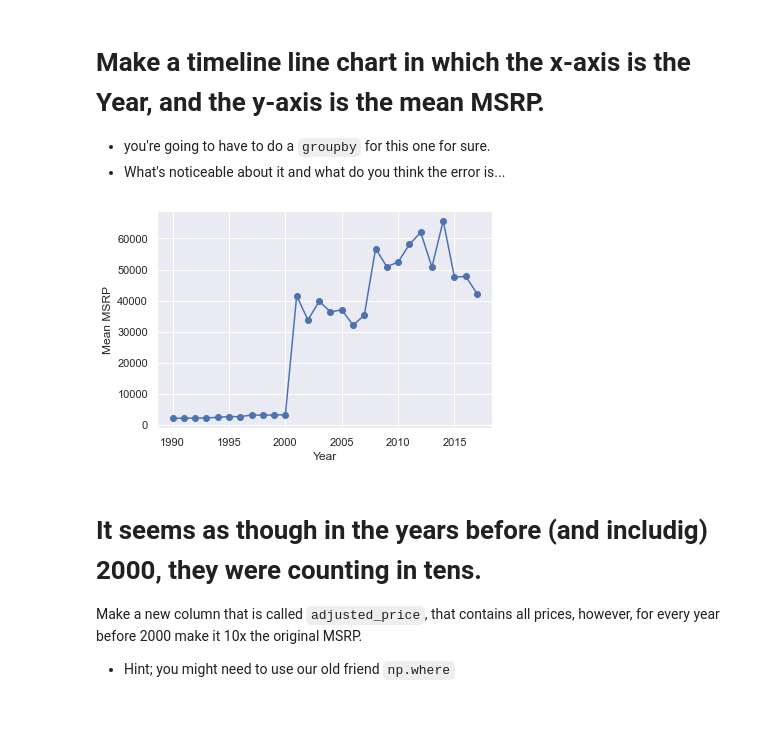
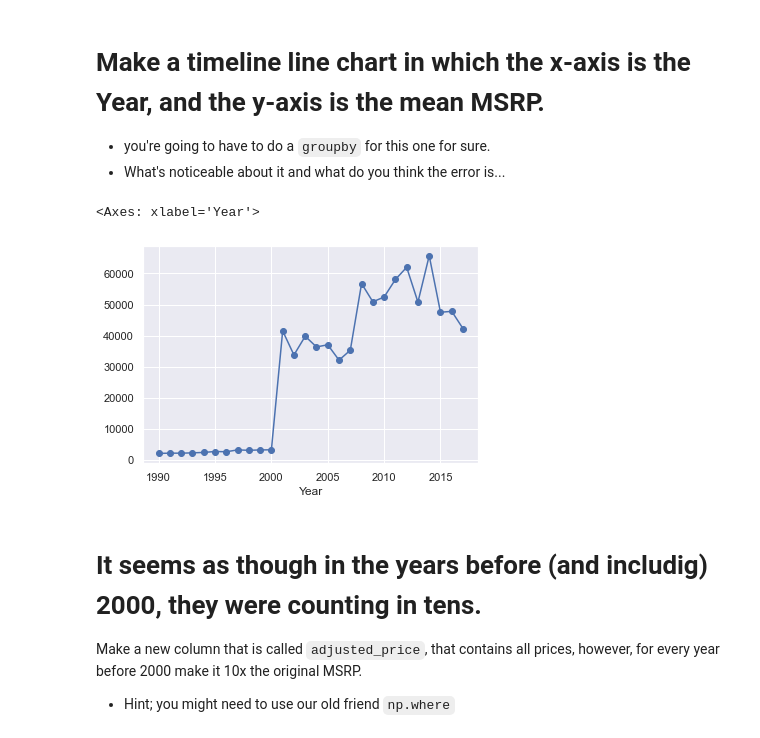
Before and after one commit to KevinDsouza03/my-fork-2023-fall-data-science-fridays, a Jupyter notebook: Week-02-Data-Viz-EDA/Exercise-KD.ipynb, the cells around one changed output. Saved outputs shown, nothing was run; the diff lists cells and outputs as text; code cells hidden in the pictures.

```diff
--- a/Week-02-Data-Viz-EDA/Exercise-KD.ipynb
+++ b/Week-02-Data-Viz-EDA/Exercise-KD.ipynb
@@ -158,17 +141,14 @@ make_sum.plot(kind='barh',figsize=(12,10), xlabel='Count')
 * What's noticeable about it and what do you think the error is...
 # %%
 # Make a timeline line chart in which the x-axis is the year, and the y-axis is the average MSRP.
-mean_msrp = df.groupby('Year')['MSRP'].mean()
+year_group = df.groupby('Year')
 #so, group by Year and calc mean of msrp.
-
-plt.plot(mean_msrp.index, mean_msrp.values, marker='o')
-plt.xlabel('Year')
-plt.ylabel('Mean MSRP')
-#plt to specify plot obj, then just edit it directly. cant do mean_msrp.plot()
-#since it has EVERY COL, just grouped diff
-plt.show()
+msrp_mean = year_group['MSRP'].mean()
+msrp_mean.plot(marker='o') #timeline is just line w the dots
+#every col is in year_group, just ordered diff
 # %% [output]
+<Axes: xlabel='Year'>
-[figure, old version]
+[figure, new version]
 # %% [markdown]
 # It seems as though in the years before (and includig) 2000, they were counting in tens.
 Make a new column that is called `adjusted_price`, that contains all prices, however, for every year before 2000 make it 10x the original MSRP.
```
Also changed, not shown: parts of 14 cells of this notebook.
